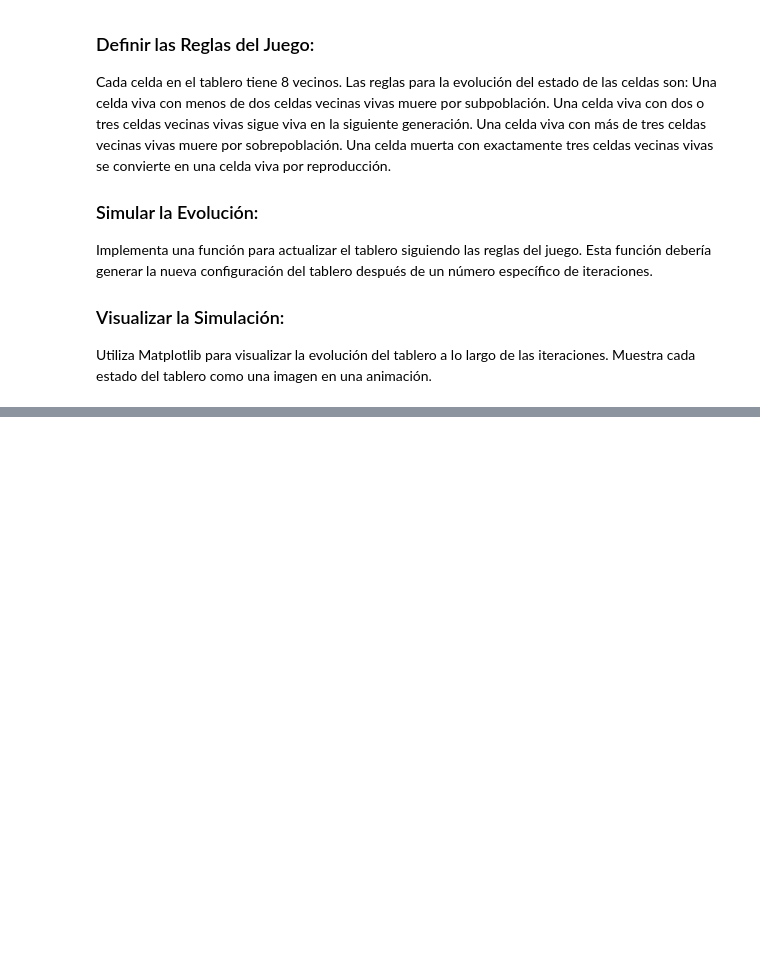
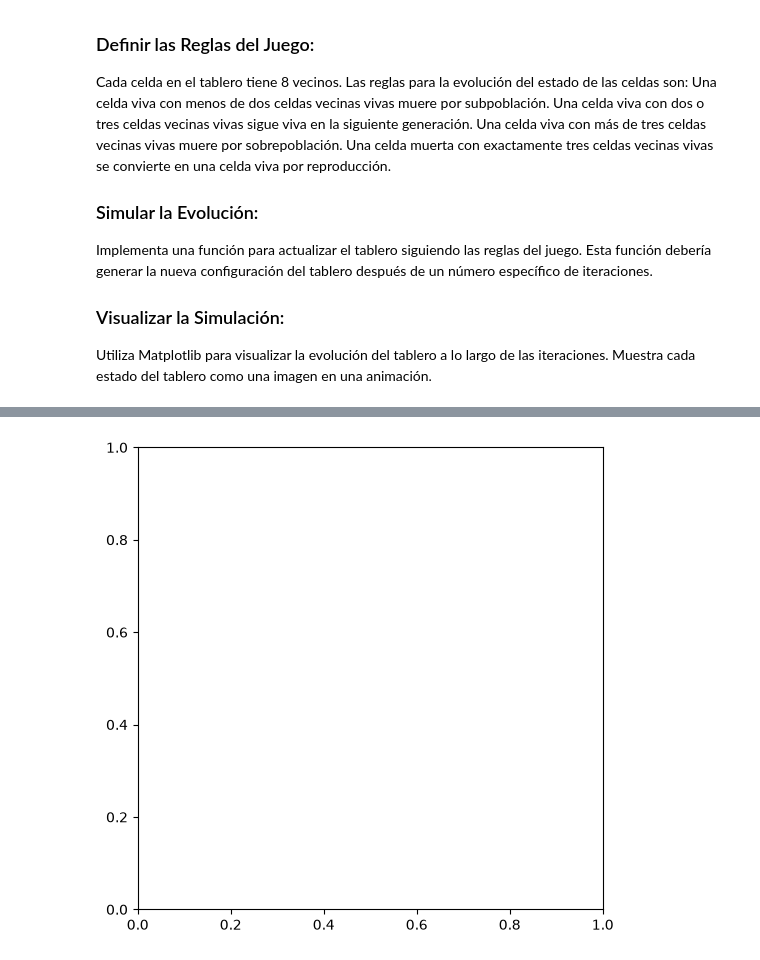
Before and after one commit to luismharo-rgb/TRABAJOS-PROGRAMACION, a Jupyter notebook: Guias_Jupiter/3_7_Matrices.ipynb, the cells around one changed output, grey strips where cells are left out. Drawn from its saved outputs; the diff is of its cells as text; code cells hidden in the pictures; blank space fills up the shorter version.

Commit message:
subida archivo perdidos y actualizaciones a jupiter

```diff
--- a/Guias_Jupiter/3_7_Matrices.ipynb
+++ b/Guias_Jupiter/3_7_Matrices.ipynb
@@ -99,6 +136,22 @@ Tu tarea es calcular la matriz resultante de la operación $ (2A + B^T) $. Recue
 # Desafío 23
 
 Dada la matriz $ A = \begin{bmatrix} 1 & 0 & 1 \\ 4 & -1 & 4 \\ 5 & 6 & 7 \end{bmatrix} $, encuentra la traza de la matriz inversa de $ A $.
+# %%
+import numpy as np
+# definimos las matrices A
+A = np.array([[1, 0, 1],
+              [4, -1, 4],
+              [5, 6, 7]])
+
+A_inversa = np.linalg.inv(A) # calculamos la inversa de A
+
+# Calcular la traza (suma de la diagonal) de esa inversa
+resultado= np.trace(A_inversa)
+
+print("Resultado Desafío (Traza de la inversa):")
+print(round(resultado)) # Redondeamos por los decimales
+
+# como comentario, estuvo complicada y gracias a matematicas discreta entendi algo
 # %% [markdown]
 # Desafío 24
 
@@ -137,3 +190,86 @@ Implementa una función para actualizar el tablero siguiendo las reglas del jueg
 ### Visualizar la Simulación:
 
 Utiliza Matplotlib para visualizar la evolución del tablero a lo largo de las iteraciones. Muestra cada estado del tablero como una imagen en una animación.
+# %%
+"""
+ATENCION: NO TOMAR EN CUENTA ESTE EJERCICIO, NO LO HICE YO SINO QUE LO PEDI A UNA IA, SOLO LO PONGO
+PARA VER COMO FUNCIONA, NO ES PARTE DE LA GUIA
+"""
+
+import numpy as np
+import matplotlib.pyplot as plt
+import matplotlib.animation as animation
+
+# ==========================================
+# 1. CREAR EL TABLERO DE JUEGO
+# ==========================================
+def crear_tablero(n, m, patron="aleatorio"):
+    """
+    Crea una matriz de n x m con estados iniciales (0 o 1).
+    """
+    if patron == "aleatorio":
+        # Llena la matriz con 0s y 1s de forma aleatoria (20% de probabilidad de estar vivo)
+        return np.random.choice([0, 1], size=(n, m), p=[0.8, 0.2])
+
+    elif patron == "glider":
+        # Un patrón famoso ("planeador") que se desplaza infinitamente por el tablero
+        tablero = np.zeros((n, m))
+        tablero[1, 2] = 1
+        tablero[2, 3] = 1
+        tablero[3, 1:4] = 1
+        return tablero
+
+    return np.zeros((n, m))
+
+# ==========================================
+# 2. DEFINIR LAS REGLAS DEL JUEGO
+# ==========================================
+def actualizar_tablero(tablero):
+    """
+    Aplica las reglas de Conway para calcular la siguiente generación del tablero.
+    """
+    n, m = tablero.shape
+    nuevo_tablero = tablero.copy()
+
+    # Recorremos cada celda del tablero
+    for i in range(n):
+        for j in range(m):
+            # 1. Contar los 8 vecinos de la celda (i, j) usando rebanado de matriz
+            # Se usa max/min para evitar salirnos de los bordes del tablero
+            vecinos_vivos = np.sum(tablero[max(0, i-1):min(n, i+2), max(0, j-1):min(m, j+2)]) - tablero[i, j]
+
+            # 2. Aplicar las reglas de evolución
+            if tablero[i, j] == 1: # Si la celda está VIVA
+                if vecinos_vivos < 2 or vecinos_vivos > 3:
+                    nuevo_tablero[i, j] = 0 # Muere por subpoblación o sobrepoblación
+            else:                  # Si la celda está MUERTA
+                if vecinos_vivos == 3:
+                    nuevo_tablero[i, j] = 1 # Nace por reproducción
+
+    return nuevo_tablero
+
+# ==========================================
+# 3. Y 4. SIMULAR Y VISUALIZAR LA EVOLUCIÓN
+# ==========================================
+# Configuración inicial del tablero
+N, M = 30, 30
+tablero = crear_tablero(N, M, patron="aleatorio")
+
+# Configurar el gráfico de Matplotlib para la animación
+fig, ax = plt.subplots(figsize=(6, 6))
+# cmap="binary" mostrará 0 como blanco y 1 como negro
+im = ax.imshow(tablero, cmap="binary", edgecolors='gray', linewidths=0.5)
+ax.axis("off") # Ocultar los ejes numéricos
+
+def animar(frame):
+    """Función que Matplotlib llamará en cada fotograma para actualizar el juego"""
+    global tablero
+    tablero = actualizar_tablero(tablero)
+    im.set_array(tablero) # Actualiza los datos visuales
+    return [im]
+
+# Crear la animación (actualiza cada 200 milisegundos)
+ani = animation.FuncAnimation(fig, animar, frames=50, interval=200, blit=True)
+
+plt.show()
+# %% [output]
@@ -139,0 +278 @@ Utiliza Matplotlib para visualizar la evolución del tablero a lo largo de las i
+[figure, added]
```
Also changed, not shown: parts of 3 cells of this notebook, 12 other files.
